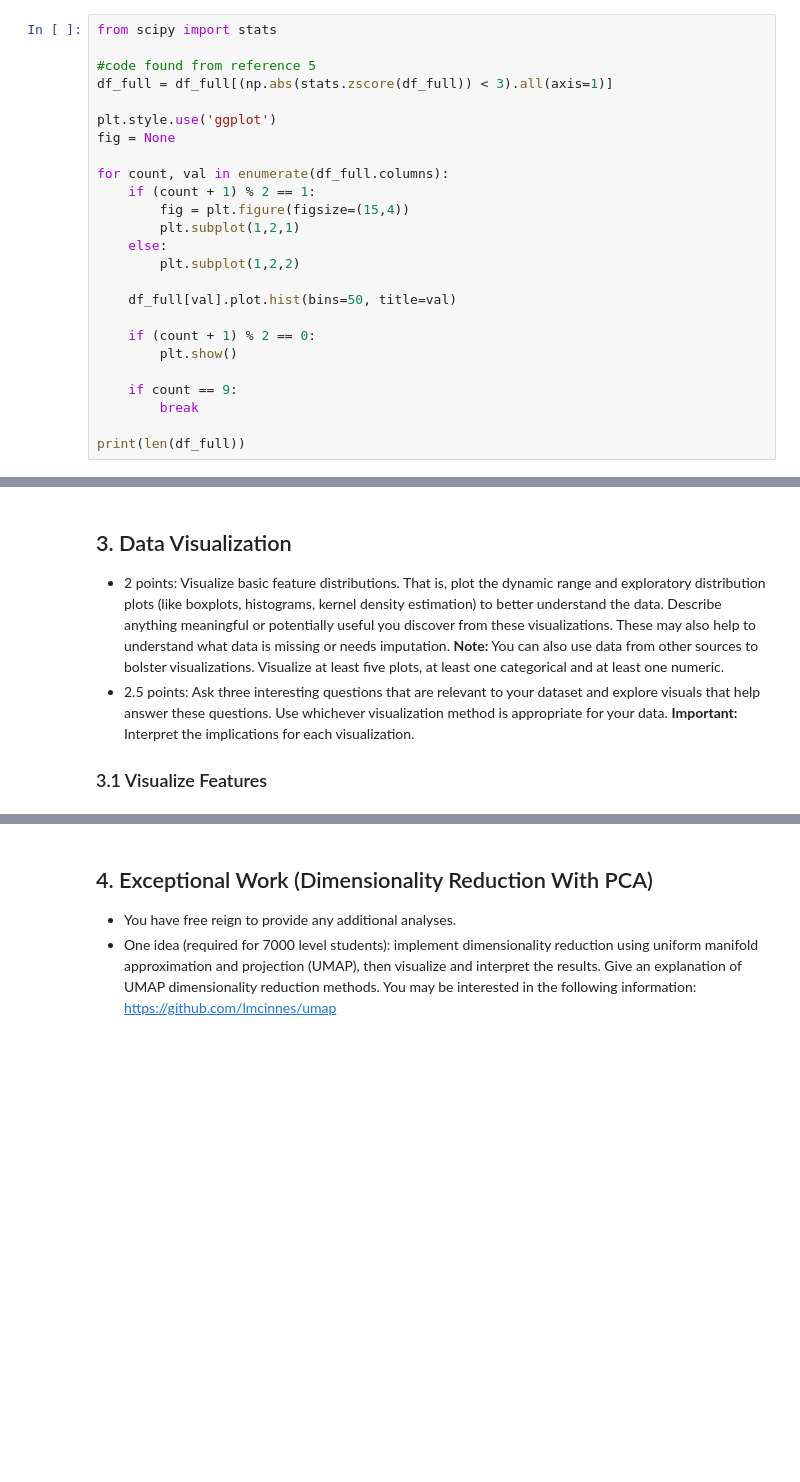
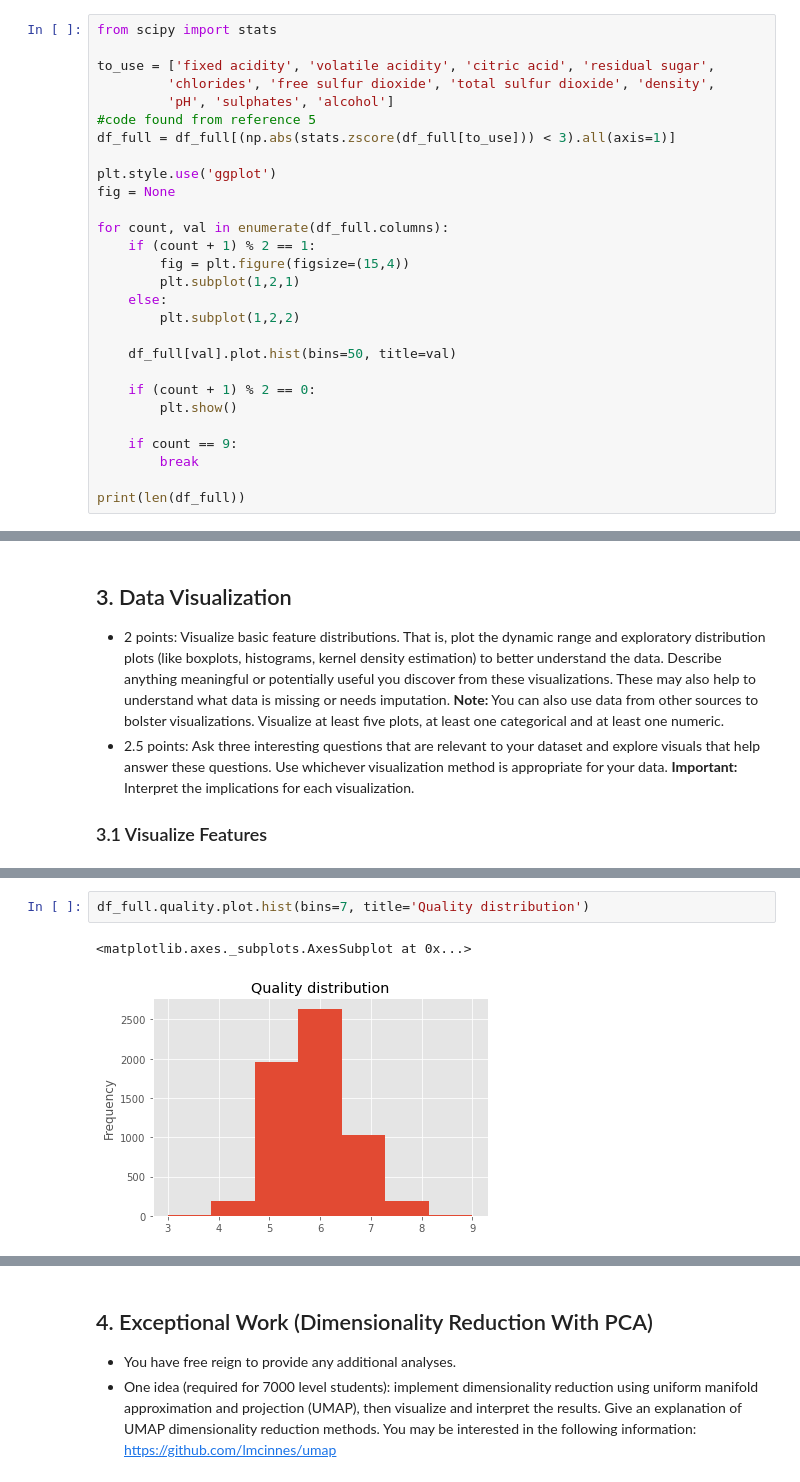
Before and after one commit to harrisonnoble/ml-projects, a Jupyter notebook: Lab 1/Lab 1.ipynb, the cells around one changed output, grey strips where cells are left out. Drawn from its saved outputs; the diff is of its cells as text; blank space fills up the shorter version.

Commit message:
i hate histograms

```diff
--- a/Lab 1/Lab 1.ipynb
+++ b/Lab 1/Lab 1.ipynb
@@ -204,8 +204,11 @@ As we can see from these histograms, all attributes are skewed right with clear
 # %%
 from scipy import stats
 
+to_use = ['fixed acidity', 'volatile acidity', 'citric acid', 'residual sugar',
+         'chlorides', 'free sulfur dioxide', 'total sulfur dioxide', 'density',
+         'pH', 'sulphates', 'alcohol']
 #code found from reference 5
-df_full = df_full[(np.abs(stats.zscore(df_full)) < 3).all(axis=1)]
+df_full = df_full[(np.abs(stats.zscore(df_full[to_use])) < 3).all(axis=1)]
 
 plt.style.use('ggplot')
 fig = None
@@ -244,0 +284,5 @@ As we can now see from the histograms, there is much less skew in the data and t
+# %%
+df_full.quality.plot.hist(bins=7, title='Quality distribution')
+# %% [output]
+<matplotlib.axes._subplots.AxesSubplot at 0x...>
+[figure, added]
```
Also changed, not shown: parts of 6 cells of this notebook.
